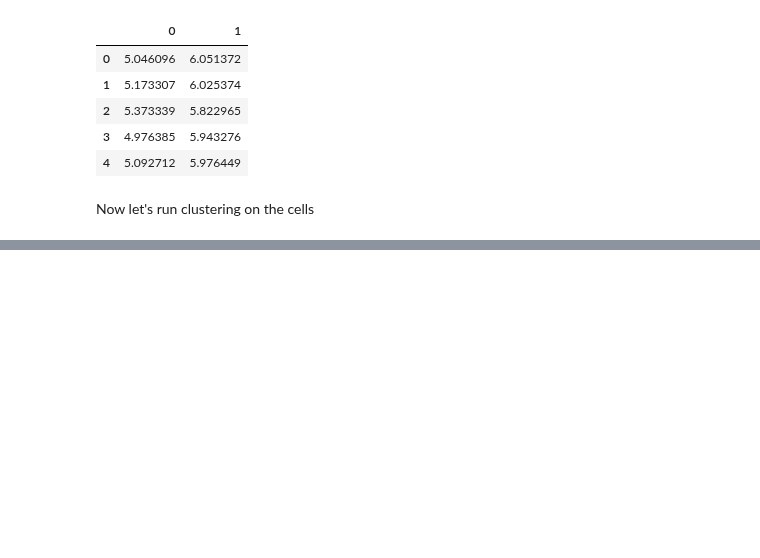
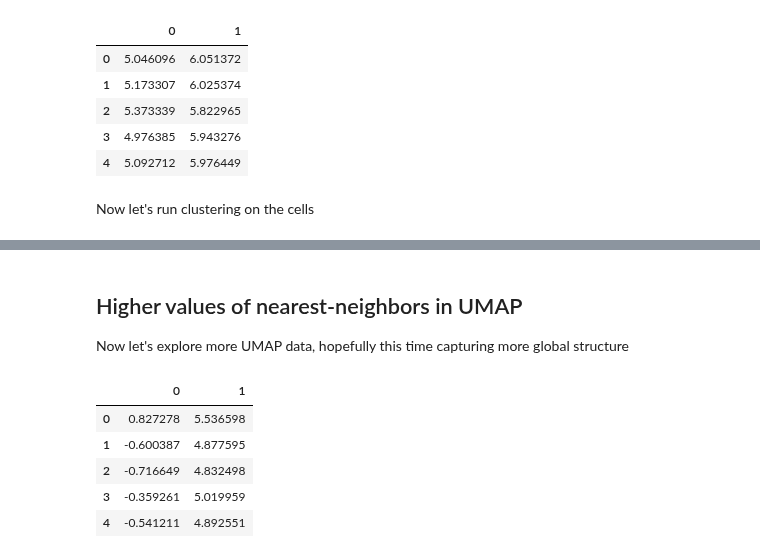
Before and after one commit to jlehrer1/comparative-organoids, a Jupyter notebook: notebooks/reduced_data_clustering_01.ipynb, the cells around one changed output, grey strips where cells are left out. Cells and saved outputs as stored; diff of their text form; code cells hidden in the pictures; blank space fills up the shorter version.

```diff
--- a/notebooks/reduced_data_clustering_01.ipynb
+++ b/notebooks/reduced_data_clustering_01.ipynb
@@ -94,2 +73,6 @@ dict(zip(Counter(clusters.labels_).keys(), Counter(clusters.labels_).values()))
 # %%
 prim_umap.to_csv('primary_labels_test.csv', index=False)
+# %% [markdown]
+## Higher values of nearest-neighbors in UMAP
+
+Now let's explore more UMAP data, hopefully this time capturing more global structure
@@ -95,0 +82,9 @@ prim_umap.to_csv('primary_labels_test.csv', index=False)
+# %%
+organoid.head()
+# %% [output]
+|  | 0 | 1 |
+| 0 | 0.827278 | 5.536598 |
+| 1 | -0.600387 | 4.877595 |
+| 2 | -0.716649 | 4.832498 |
+| 3 | -0.359261 | 5.019959 |
+| 4 | -0.541211 | 4.892551 |
```
Also changed, not shown: parts of 5 cells of this notebook, 5 other files.
